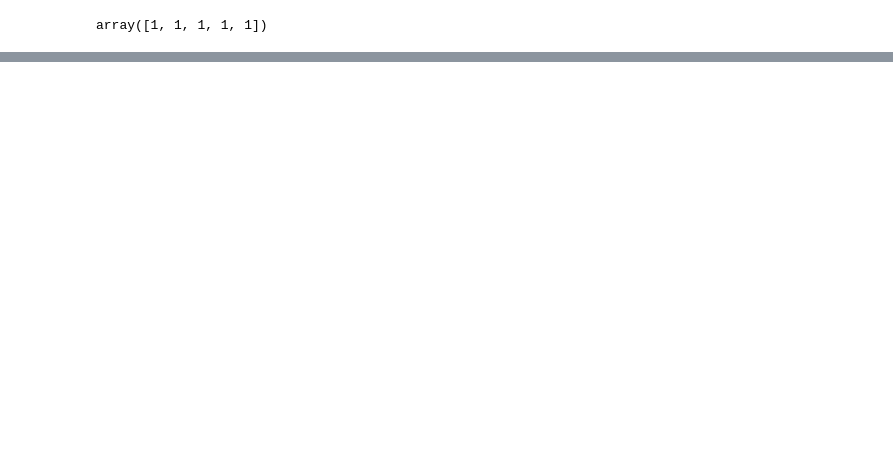
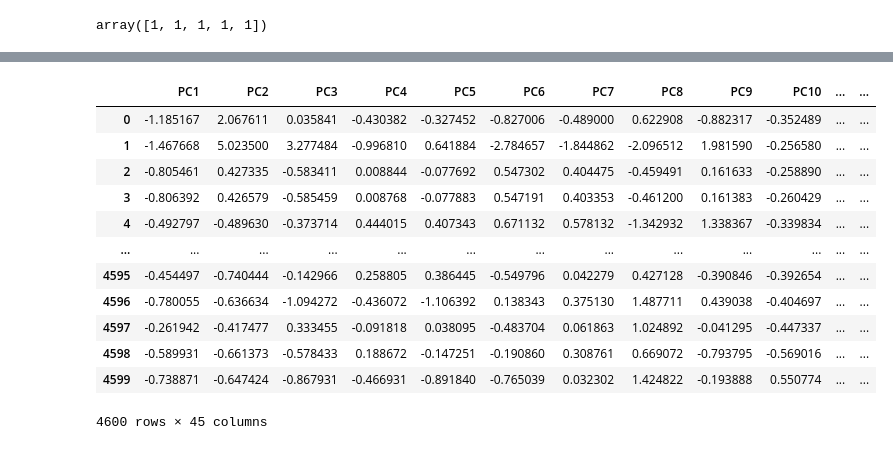
Before and after one commit to AbdulSheffa/Spam-email, a Jupyter notebook: CW_Code.ipynb, the cells around one changed output, grey strips where cells are left out. Saved outputs shown, nothing was run; the diff lists cells and outputs as text; code cells hidden in the pictures; blank space fills up the shorter version.

```diff
--- a/CW_Code.ipynb
+++ b/CW_Code.ipynb
@@ -69,0 +178,24 @@ principal_components = principal_component_analysis.fit_transform(new_dataset)
+# %%
+# it is visible that 90% of variance is observed between 40 to 50 number of principal components
+principal_component_analysis = PCA(n_components=45)
+final_data = principal_component_analysis.fit_transform(new_dataset)
+principal_data = pd.DataFrame(data=final_data, columns=['PC1','PC2','PC3','PC4','PC5','PC6','PC7','PC8','PC9',
+                                                        'PC10','PC11','PC12','PC13','PC14','PC15','PC16','PC17','PC18',
+                                                        'PC19','PC20','PC21','PC22','PC23','PC24','PC25','PC26','PC27',
+                                                        'PC28','PC29','PC30','PC31','PC32','PC33','PC34','PC35','PC36',
+                                                        'PC37','PC38','PC39','PC40','PC41','PC42','PC43','PC44','PC45'])
+principal_data
+# %% [output]
+|  | PC1 | PC2 | PC3 | PC4 | PC5 | PC6 | PC7 | PC8 | PC9 | PC10 | ... | ... |
+| 0 | -1.185167 | 2.067611 | 0.035841 | -0.430382 | -0.327452 | -0.827006 | -0.489000 | 0.622908 | -0.882317 | -0.352489 | ... | ... |
+| 1 | -1.467668 | 5.023500 | 3.277484 | -0.996810 | 0.641884 | -2.784657 | -1.844862 | -2.096512 | 1.981590 | -0.256580 | ... | ... |
+| 2 | -0.805461 | 0.427335 | -0.583411 | 0.008844 | -0.077692 | 0.547302 | 0.404475 | -0.459491 | 0.161633 | -0.258890 | ... | ... |
+| 3 | -0.806392 | 0.426579 | -0.585459 | 0.008768 | -0.077883 | 0.547191 | 0.403353 | -0.461200 | 0.161383 | -0.260429 | ... | ... |
+| 4 | -0.492797 | -0.489630 | -0.373714 | 0.444015 | 0.407343 | 0.671132 | 0.578132 | -1.342932 | 1.338367 | -0.339834 | ... | ... |
+| ... | ... | ... | ... | ... | ... | ... | ... | ... | ... | ... | ... | ... |
+| 4595 | -0.454497 | -0.740444 | -0.142966 | 0.258805 | 0.386445 | -0.549796 | 0.042279 | 0.427128 | -0.390846 | -0.392654 | ... | ... |
+| 4596 | -0.780055 | -0.636634 | -1.094272 | -0.436072 | -1.106392 | 0.138343 | 0.375130 | 1.487711 | 0.439038 | -0.404697 | ... | ... |
+| 4597 | -0.261942 | -0.417477 | 0.333455 | -0.091818 | 0.038095 | -0.483704 | 0.061863 | 1.024892 | -0.041295 | -0.447337 | ... | ... |
+| 4598 | -0.589931 | -0.661373 | -0.578433 | 0.188672 | -0.147251 | -0.190860 | 0.308761 | 0.669072 | -0.793795 | -0.569016 | ... | ... |
+| 4599 | -0.738871 | -0.647424 | -0.867931 | -0.466931 | -0.891840 | -0.765039 | 0.032302 | 1.424822 | -0.193888 | 0.550774 | ... | ... |
+4600 rows × 45 columns
```
Also changed, not shown: parts of 33 cells of this notebook.
